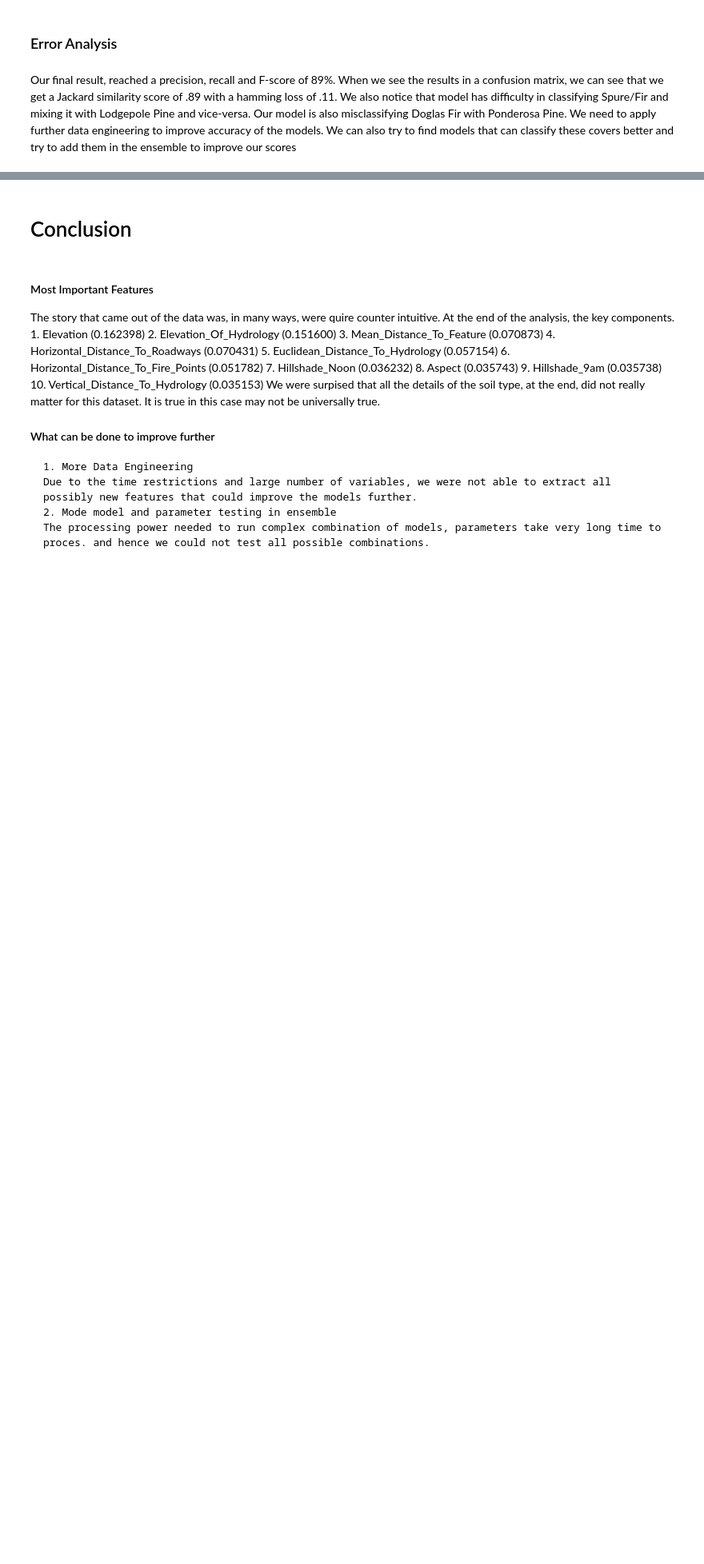
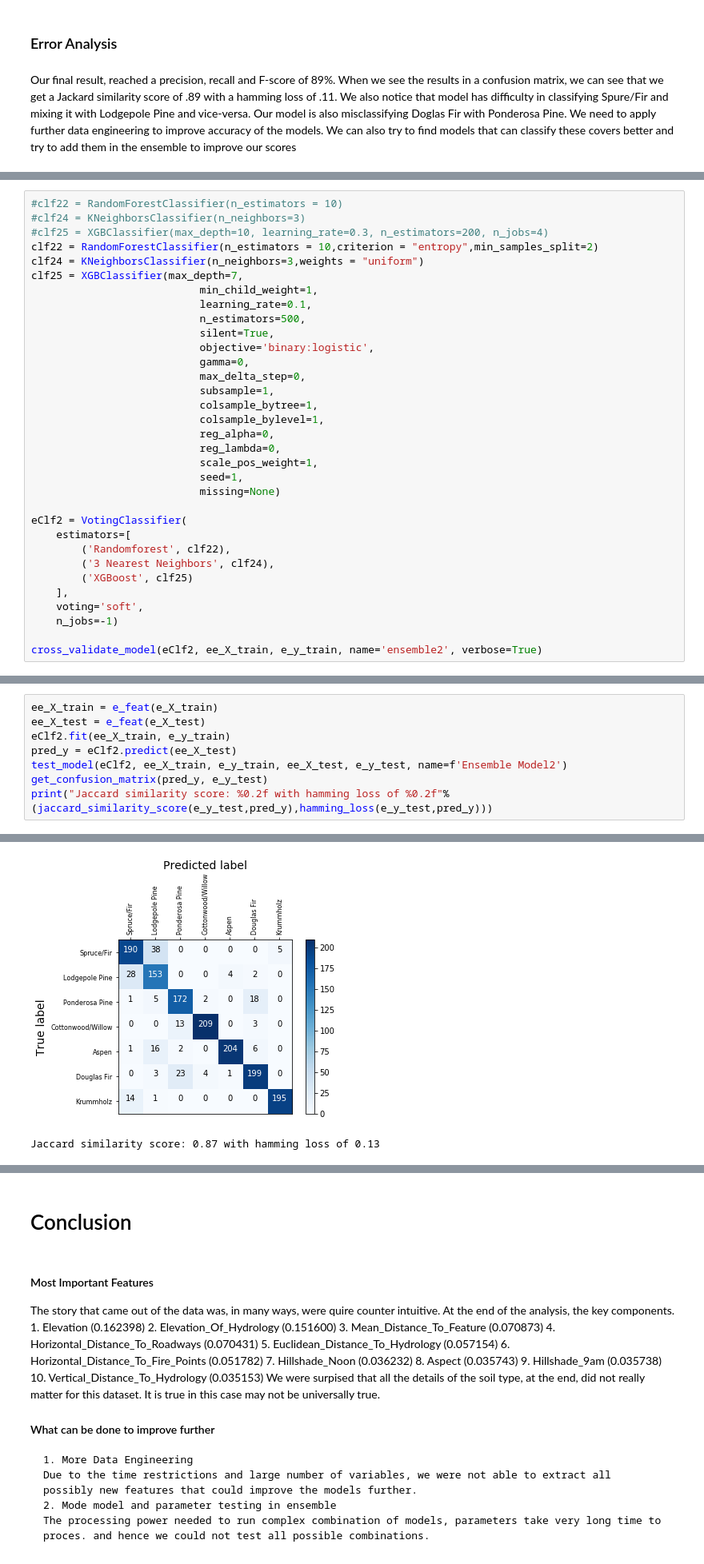
Before and after one commit to Omniak87B/w207FinalProject, a Jupyter notebook: w207_Final_Jake_Tim_Pierce_Debasish.ipynb, the cells around one changed output, grey strips where cells are left out. Shown at 80% size. Saved outputs shown, nothing was run; the diff lists cells and outputs as text; blank space fills up the shorter version.

```diff
--- a/w207_Final_Jake_Tim_Pierce_Debasish.ipynb
+++ b/w207_Final_Jake_Tim_Pierce_Debasish.ipynb
@@ -800,0 +879,33 @@ print("Jaccard similarity score: %0.2f with hamming loss of %0.2f"%(jaccard_simi
+# %%
+#clf22 = RandomForestClassifier(n_estimators = 10)
+#clf24 = KNeighborsClassifier(n_neighbors=3)
+#clf25 = XGBClassifier(max_depth=10, learning_rate=0.3, n_estimators=200, n_jobs=4)
+clf22 = RandomForestClassifier(n_estimators = 10,criterion = "entropy",min_samples_split=2)
+clf24 = KNeighborsClassifier(n_neighbors=3,weights = "uniform")
+clf25 = XGBClassifier(max_depth=7,
+                           min_child_weight=1,
+                           learning_rate=0.1,
+                           n_estimators=500,
+                           silent=True,
+                           objective='binary:logistic',
+                           gamma=0,
+                           max_delta_step=0,
+                           subsample=1,
+                           colsample_bytree=1,
+                           colsample_bylevel=1,
+                           reg_alpha=0,
+                           reg_lambda=0,
+                           scale_pos_weight=1,
+                           seed=1,
+                           missing=None)
+
+eClf2 = VotingClassifier(
+    estimators=[
+        ('Randomforest', clf22),
+        ('3 Nearest Neighbors', clf24),
+        ('XGBoost', clf25)
+    ],
+    voting='soft',
+    n_jobs=-1)
+
+cross_validate_model(eClf2, ee_X_train, e_y_train, name='ensemble2', verbose=True)
@@ -800,0 +924,9 @@ print("Jaccard similarity score: %0.2f with hamming loss of %0.2f"%(jaccard_simi
+# %%
+ee_X_train = e_feat(e_X_train)
+ee_X_test = e_feat(e_X_test)
+eClf2.fit(ee_X_train, e_y_train)
+pred_y = eClf2.predict(ee_X_test)
+test_model(eClf2, ee_X_train, e_y_train, ee_X_test, e_y_test, name=f'Ensemble Model2')
+get_confusion_matrix(pred_y, e_y_test)
+print("Jaccard similarity score: %0.2f with hamming loss of %0.2f"%(jaccard_similarity_score(e_y_test,pred_y),hamming_loss(e_y_test,pred_y)))
+# %% [output]
@@ -800,0 +937,2 @@ print("Jaccard similarity score: %0.2f with hamming loss of %0.2f"%(jaccard_simi
+[figure, added]
+Jaccard similarity score: 0.87 with hamming loss of 0.13
```
Also changed, not shown: parts of 14 cells of this notebook.
